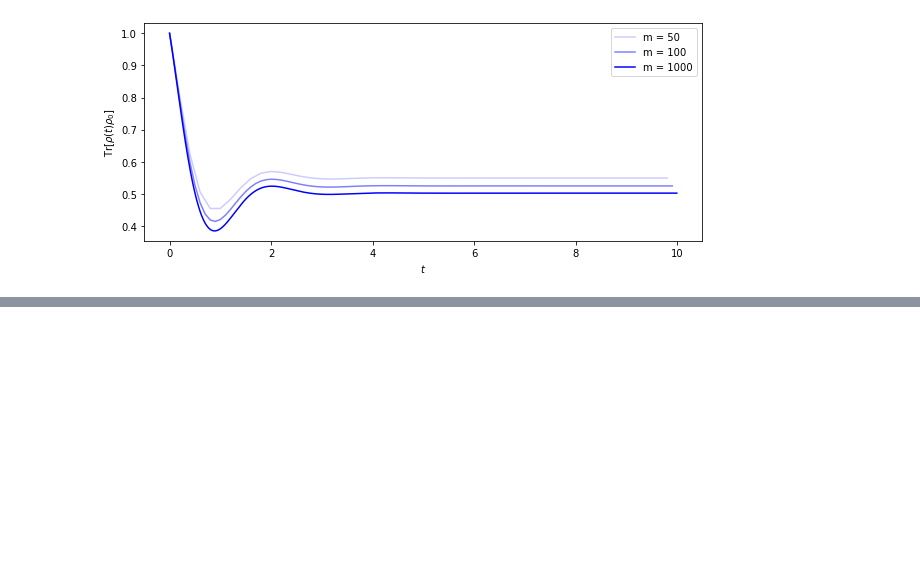
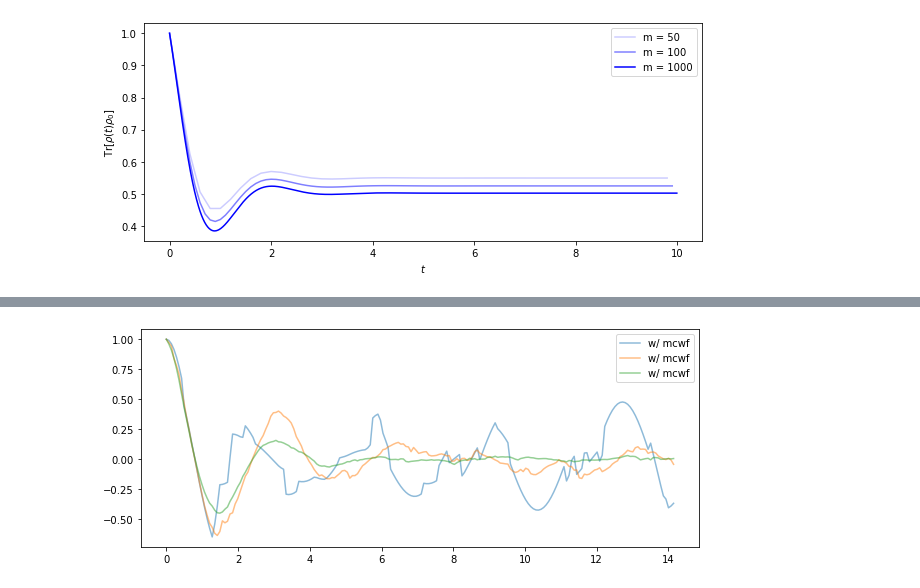
Before and after one commit to N384R/Quantum_Dynamics, a Jupyter notebook: Ch3-Master_equations.ipynb, the cells around one changed output, grey strips where cells are left out. Drawn from its saved outputs; the diff is of its cells as text; code cells hidden in the pictures; blank space fills up the shorter version.

```diff
--- a/Ch3-Master_equations.ipynb
+++ b/Ch3-Master_equations.ipynb
@@ -602,0 +607,44 @@ with $\delta p = \sum_{k=1}^M \delta p_k$.
+# %%
+import numpy as np
+import matplotlib.pyplot as plt
+
+sx = np.array([[0, 1], [1, 0]])
+sz = np.array([[1, 0], [0, -1]])
+psi0 = np.array([1, 1]) / np.sqrt(2)
+H = sz # Hamiltonian
+Ls = [0.5 * sz, 0.2 * sx] # Lindblad operators
+Heff = H - 1j * sum([L.conj().T @ L for L in Ls]) # effective Hamiltonian
+dt = 0.1 / np.linalg.norm(H, ord = 'fro') # time step
+m = 200 # number of steps
+tf = m * dt # final time
+times = np.linspace(0, tf, m) # time steps
+
+samples = [10, 100, 1000]
+fig, ax = plt.subplots(figsize=(10, 4))
+
+for sample in samples:
+    mean = np.zeros(m, dtype=complex)
+    for count in range(sample):
+        t = 0
+        waves = [psi0]
+        for t in times[1:]:
+            u = np.random.random() # random number
+            dps = [np.real(dt * (waves[-1].conj().T @ (L.conj().T @ L) @ waves[-1])) for L in Ls] # jump probabilities
+            dP = np.sum(dps) # renormalization factor 1 - dP
+
+            if dP < u:
+                temp = (np.eye(len(psi0)) - 1j * Heff.conj().T * dt) @ waves[-1]
+            else:
+                u = np.random.random()
+                Q = np.cumsum(dps) / dP
+                k = np.searchsorted(Q, u, side = 'left')
+                temp = Ls[k] @ waves[-1]
+            waves.append(temp / np.linalg.norm(temp))
+        mean += np.array([wave.conj().T @ sx @ wave for wave in waves])
+    mean /= sample
+    ax.plot(times, np.real(mean), '-', alpha=0.5, label = 'w/ mcwf')
+
+ax.legend()
+plt.show()
+# %% [output]
+[figure, added]
```
Also changed, not shown: parts of 5 cells of this notebook.
